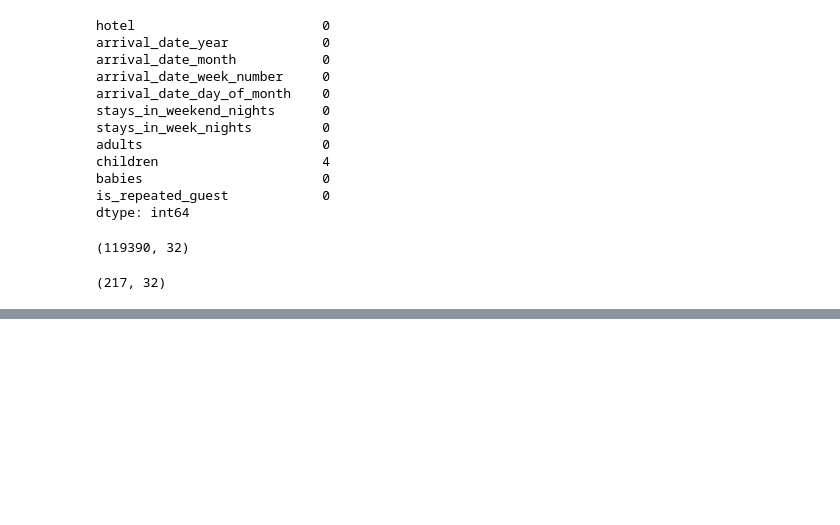
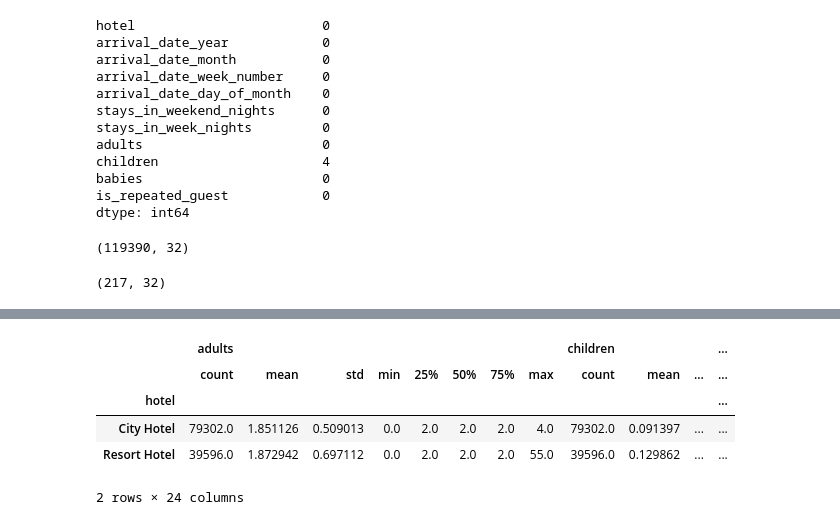
Before and after one commit to V-dit/EDA-hotel-booking-analysis, a Jupyter notebook: Hotel_Booking_Analysis_Capstone_Project.ipynb, the cells around one changed output, grey strips where cells are left out. Saved outputs shown, nothing was run; the diff lists cells and outputs as text; code cells hidden in the pictures; blank space fills up the shorter version.

```diff
--- a/Hotel_Booking_Analysis_Capstone_Project.ipynb
+++ b/Hotel_Booking_Analysis_Capstone_Project.ipynb
@@ -214,0 +265,11 @@ df_nonull.shape
+# %%
+# 2. Need to groupby the data wrt to hotel and adults, children.
+hotel_family = df_nonull.groupby(['hotel'])['adults', 'children','babies']
+hotel_family.describe()
+# %% [output]
+|  | adults |  |  |  |  |  |  |  | children |  |  | ... |
+|  | count | mean | std | min | 25% | 50% | 75% | max | count | mean | ... | ... |
+| hotel |  |  |  |  |  |  |  |  |  |  |  | ... |
+| City Hotel | 79302.0 | 1.851126 | 0.509013 | 0.0 | 2.0 | 2.0 | 2.0 | 4.0 | 79302.0 | 0.091397 | ... | ... |
+| Resort Hotel | 39596.0 | 1.872942 | 0.697112 | 0.0 | 2.0 | 2.0 | 2.0 | 55.0 | 39596.0 | 0.129862 | ... | ... |
+2 rows × 24 columns
```
Also changed, not shown: parts of 10 cells of this notebook.
